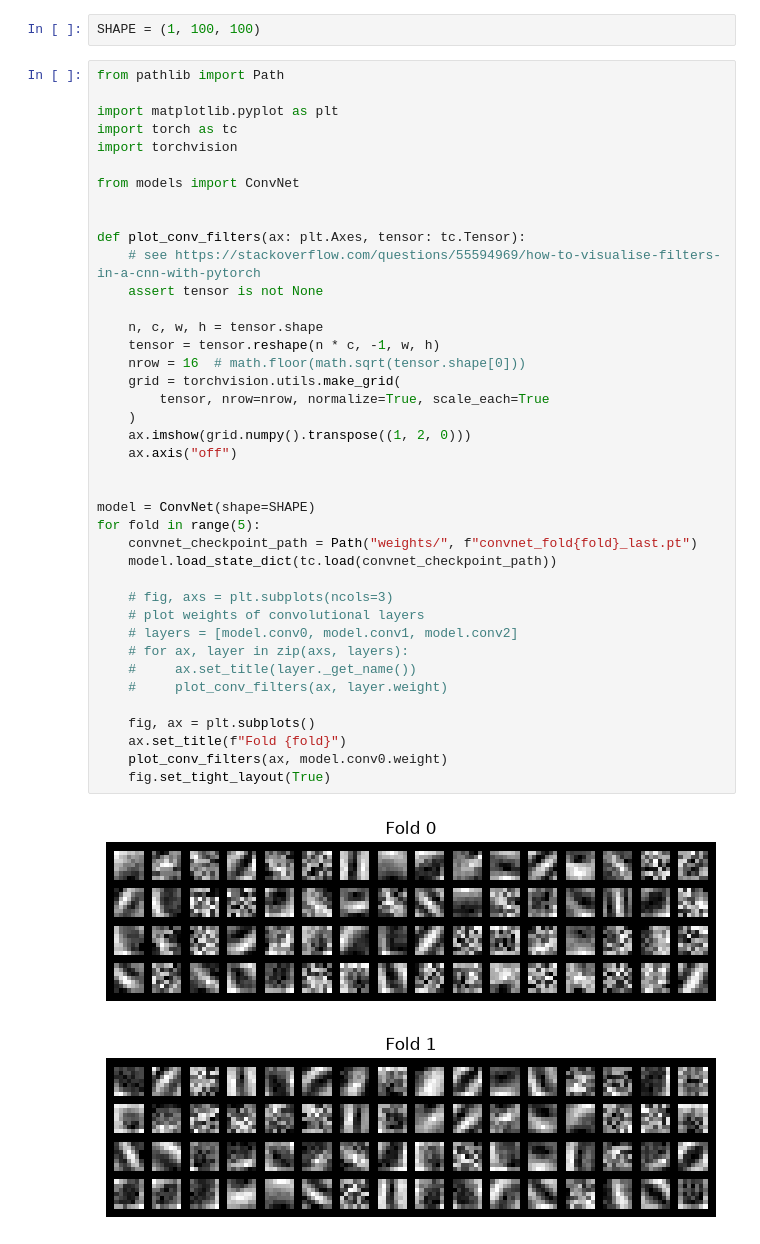
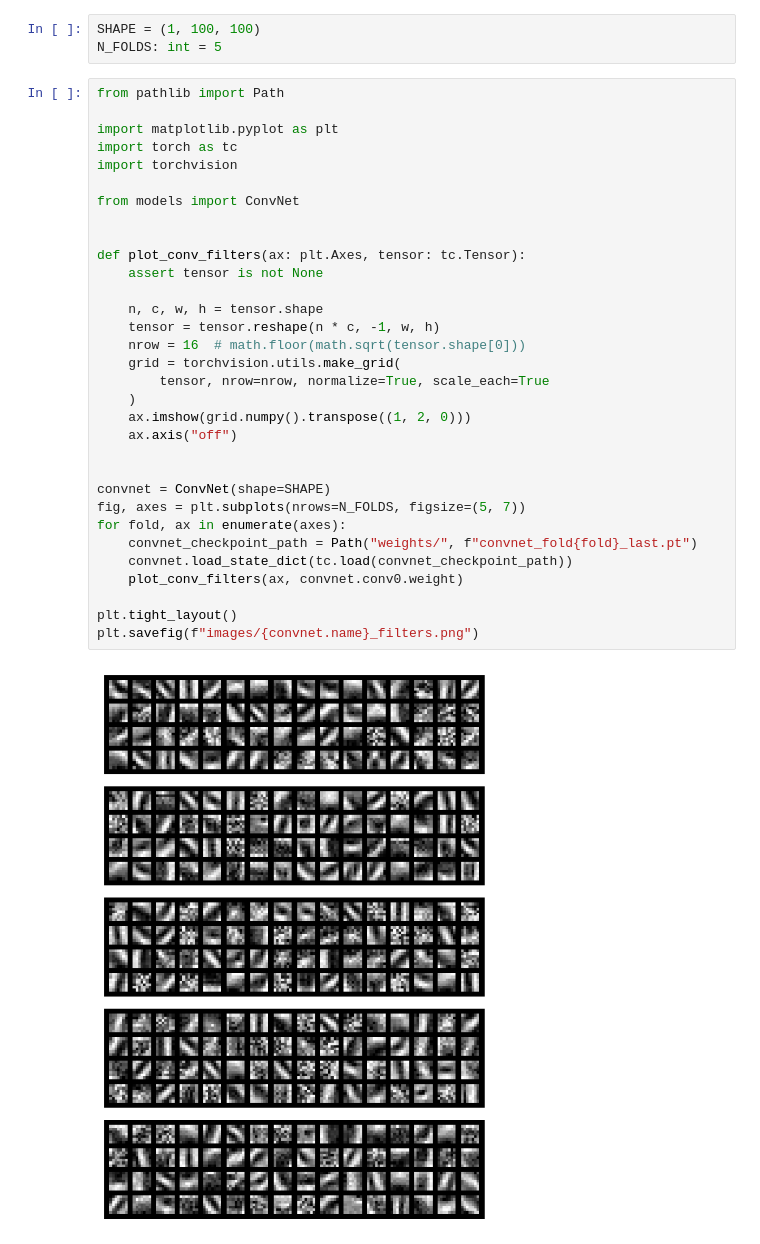
Before and after one commit to EdoardoGrassi/xai-binary-classification, a Jupyter notebook: compare_filters.ipynb, the cells around one changed output. Drawn from its saved outputs; the diff is of its cells as text.

```diff
--- a/compare_filters.ipynb
+++ b/compare_filters.ipynb
@@ -1,45 +1,37 @@
 # %%
 SHAPE = (1, 100, 100)
+N_FOLDS: int = 5
 # %%
 from pathlib import Path
 
 import matplotlib.pyplot as plt
 import torch as tc
 import torchvision
 
 from models import ConvNet
 
 
 def plot_conv_filters(ax: plt.Axes, tensor: tc.Tensor):
-    # see https://stackoverflow.com/questions/55594969/how-to-visualise-filters-in-a-cnn-with-pytorch
     assert tensor is not None
 
     n, c, w, h = tensor.shape
     tensor = tensor.reshape(n * c, -1, w, h)
     nrow = 16  # math.floor(math.sqrt(tensor.shape[0]))
     grid = torchvision.utils.make_grid(
         tensor, nrow=nrow, normalize=True, scale_each=True
     )
     ax.imshow(grid.numpy().transpose((1, 2, 0)))
     ax.axis("off")
 
 
-model = ConvNet(shape=SHAPE)
-for fold in range(5):
+convnet = ConvNet(shape=SHAPE)
+fig, axes = plt.subplots(nrows=N_FOLDS, figsize=(5, 7))
+for fold, ax in enumerate(axes):
     convnet_checkpoint_path = Path("weights/", f"convnet_fold{fold}_last.pt")
-    model.load_state_dict(tc.load(convnet_checkpoint_path))
+    convnet.load_state_dict(tc.load(convnet_checkpoint_path))
+    plot_conv_filters(ax, convnet.conv0.weight)
 
-    # fig, axs = plt.subplots(ncols=3)
-    # plot weights of convolutional layers
-    # layers = [model.conv0, model.conv1, model.conv2]
-    # for ax, layer in zip(axs, layers):
-    #     ax.set_title(layer._get_name())
-    #     plot_conv_filters(ax, layer.weight)
-
-    fig, ax = plt.subplots()
-    ax.set_title(f"Fold {fold}")
-    plot_conv_filters(ax, model.conv0.weight)
-    fig.set_tight_layout(True)
+plt.tight_layout()
+plt.savefig(f"images/{convnet.name}_filters.png")
 # %% [output]
-[figure, old version]
+[figure, new version]
-[figure, removed]
```
Also changed, not shown: parts of 3 cells of this notebook, 18 other files.
